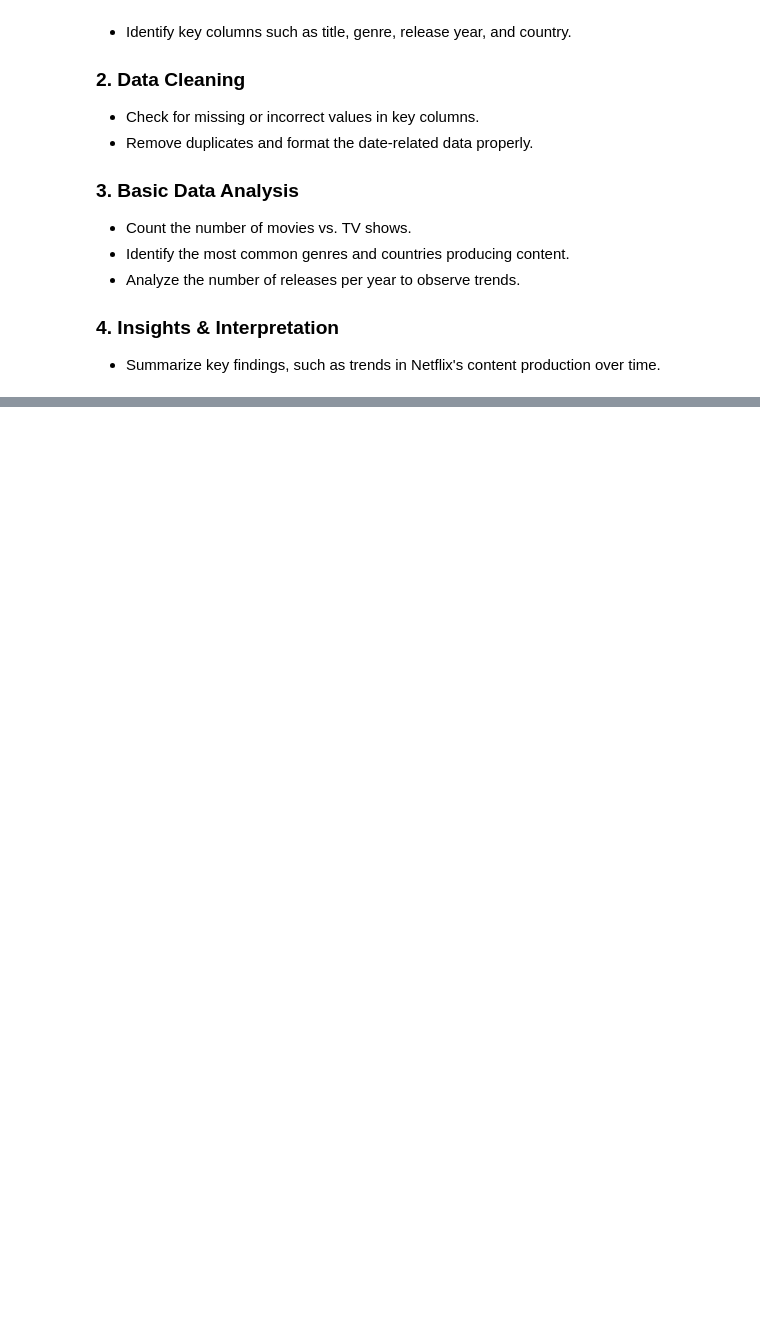
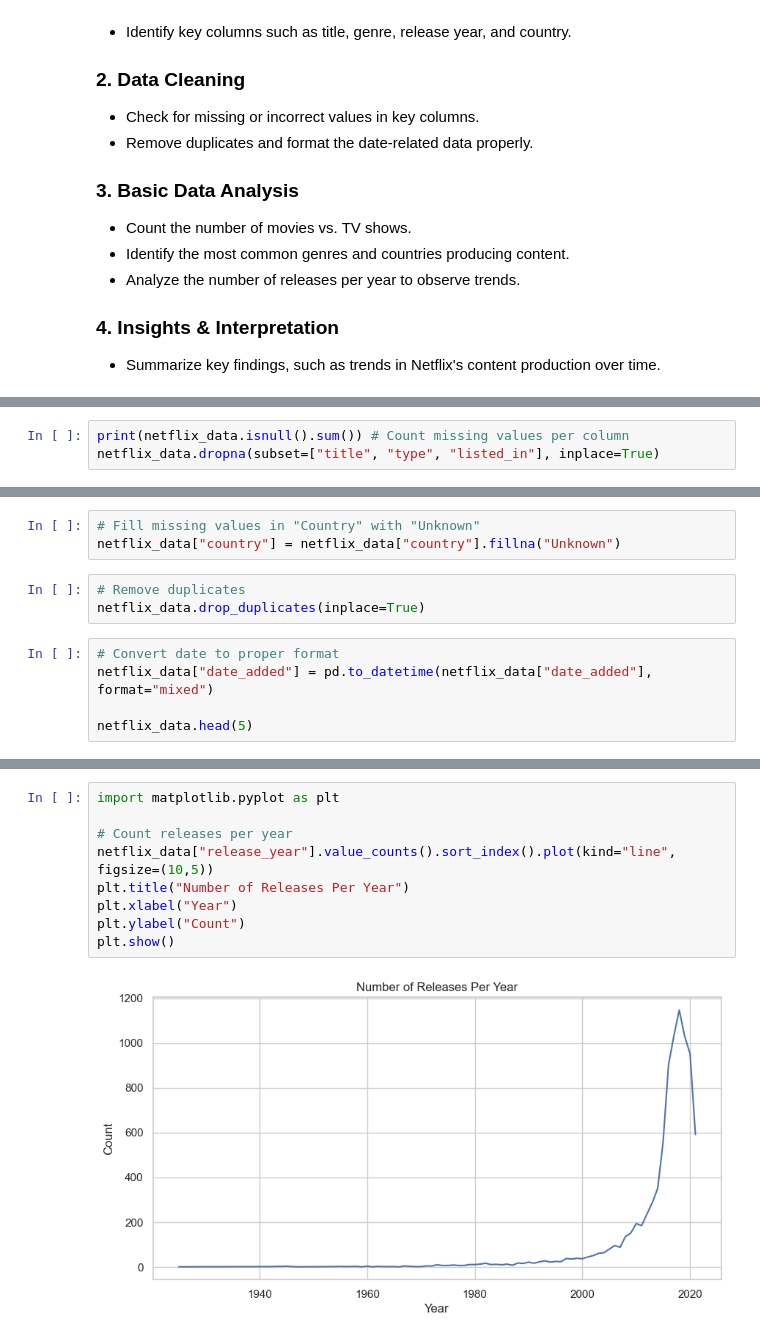
Before and after one commit to khesir/CS-3246-Machine-Learning, a Jupyter notebook: activity_2/[Activity_2]_Python_Pandas_Student_Copy.ipynb, the cells around one changed output, grey strips where cells are left out. Cells and saved outputs as stored; diff of their text form; blank space fills up the shorter version.

```diff
--- a/activity_2/[Activity_2]_Python_Pandas_Student_Copy.ipynb
+++ b/activity_2/[Activity_2]_Python_Pandas_Student_Copy.ipynb
@@ -364,0 +454,3 @@ How can we use **Netflix’s dataset** to gain insights into content distributio
+# %%
+print(netflix_data.isnull().sum()) # Count missing values per column
+netflix_data.dropna(subset=["title", "type", "listed_in"], inplace=True)
@@ -364,0 +471,11 @@ How can we use **Netflix’s dataset** to gain insights into content distributio
+# %%
+# Fill missing values in "Country" with "Unknown"
+netflix_data["country"] = netflix_data["country"].fillna("Unknown")
+# %%
+# Remove duplicates
+netflix_data.drop_duplicates(inplace=True)
+# %%
+# Convert date to proper format
+netflix_data["date_added"] = pd.to_datetime(netflix_data["date_added"], format="mixed")
+
+netflix_data.head(5)
@@ -364,0 +527,11 @@ How can we use **Netflix’s dataset** to gain insights into content distributio
+# %%
+import matplotlib.pyplot as plt
+
+# Count releases per year
+netflix_data["release_year"].value_counts().sort_index().plot(kind="line", figsize=(10,5))
+plt.title("Number of Releases Per Year")
+plt.xlabel("Year")
+plt.ylabel("Count")
+plt.show()
+# %% [output]
+[figure, added]
```
Also changed, not shown: parts of 22 cells of this notebook, 2 other files.
